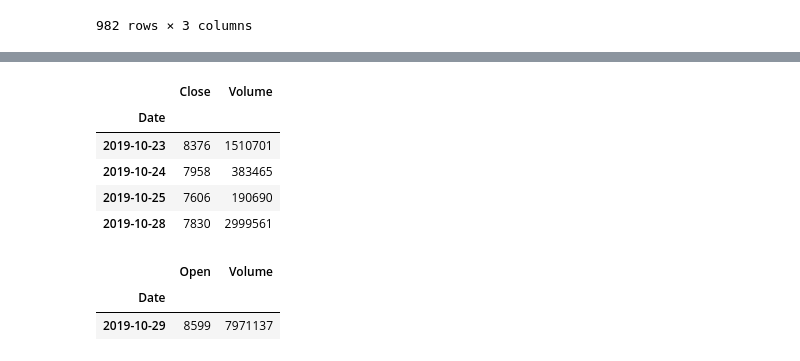
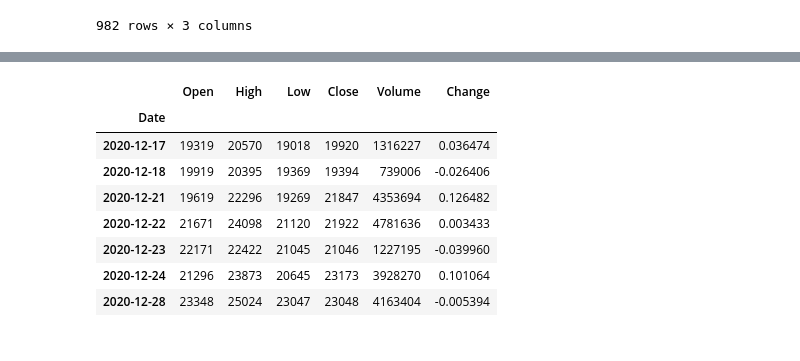
Before and after one commit to kknaks/assingment, a Jupyter notebook: 221228_stock/Stock.ipynb, the cells around one changed output, grey strips where cells are left out. Drawn from its saved outputs; the diff is of its cells as text; code cells hidden in the pictures.

```diff
--- a/221228_stock/Stock.ipynb
+++ b/221228_stock/Stock.ipynb
@@ -313,15 +289,0 @@ stock_price = fdr.DataReader(stock.stock_code[0], date2, date3)
-# %%
-stock_price.iloc[-5:-1,:].filter(items = ['Close','Volume'])
-# %% [output]
-|  | Close | Volume |
-| Date |  |  |
-| 2019-10-23 | 8376 | 1510701 |
-| 2019-10-24 | 7958 | 383465 |
-| 2019-10-25 | 7606 | 190690 |
-| 2019-10-28 | 7830 | 2999561 |
-# %%
-stock_price.iloc[-1:,:].filter(items = ['Open','Volume'])
-# %% [output]
-|  | Open | Volume |
-| Date |  |  |
-| 2019-10-29 | 8599 | 7971137 |
@@ -327,0 +326,17 @@ stock_price.iloc[-1:,:].filter(items = ['Open','Volume'])
+# %%
+# 데이터프레임 한번에 보기
+# pd.set_option('display.max_rows', None)
+# 다시 돌리기
+pd.options.display.max_rows = 100
+# %%
+fdr.DataReader(stock.stock_code[269], '20201217', '20201228')
+# %% [output]
+|  | Open | High | Low | Close | Volume | Change |
+| Date |  |  |  |  |  |  |
+| 2020-12-17 | 19319 | 20570 | 19018 | 19920 | 1316227 | 0.036474 |
+| 2020-12-18 | 19919 | 20395 | 19369 | 19394 | 739006 | -0.026406 |
+| 2020-12-21 | 19619 | 22296 | 19269 | 21847 | 4353694 | 0.126482 |
+| 2020-12-22 | 21671 | 24098 | 21120 | 21922 | 4781636 | 0.003433 |
+| 2020-12-23 | 22171 | 22422 | 21045 | 21046 | 1227195 | -0.039960 |
+| 2020-12-24 | 21296 | 23873 | 20645 | 23173 | 3928270 | 0.101064 |
+| 2020-12-28 | 23348 | 25024 | 23047 | 23048 | 4163404 | -0.005394 |
```
Also changed, not shown: parts of 11 cells of this notebook, 1 other file.
